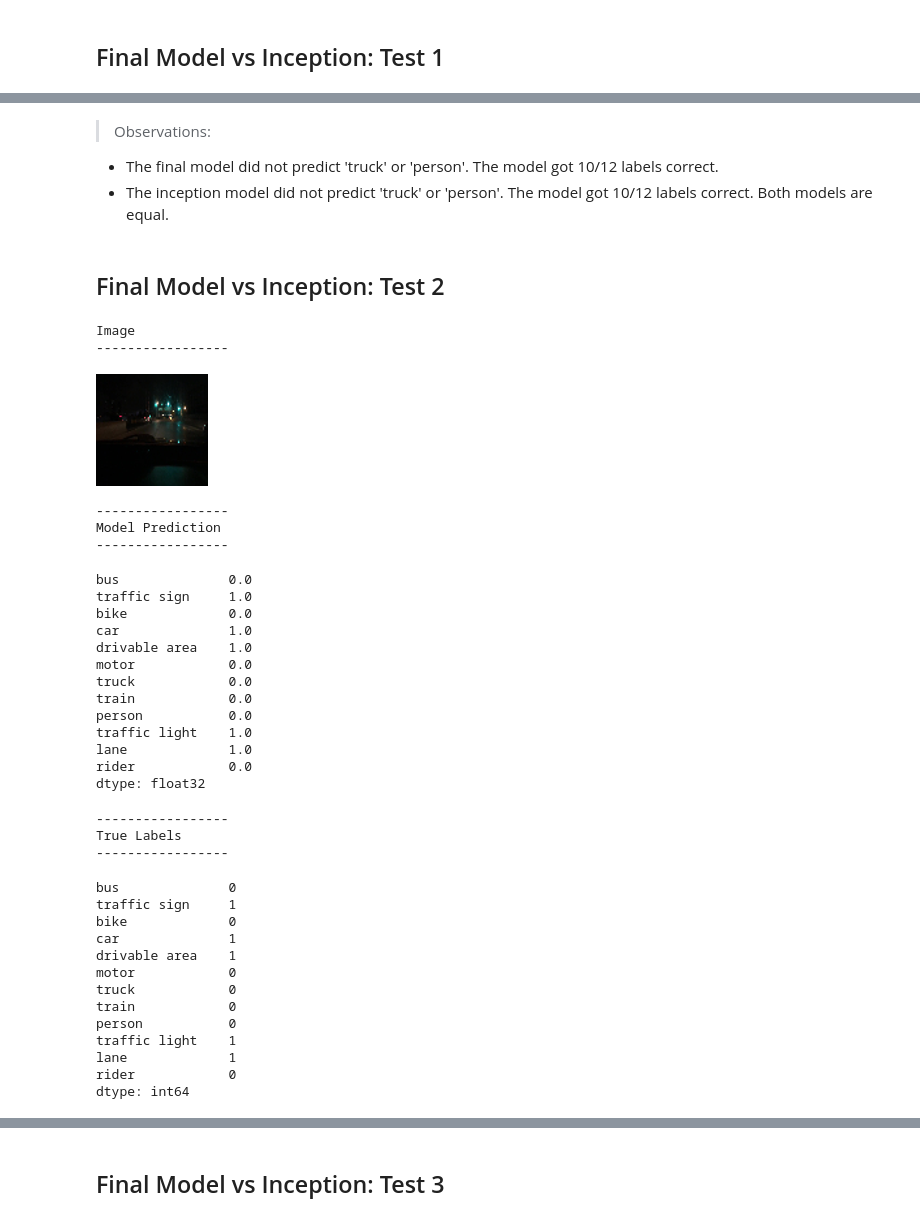
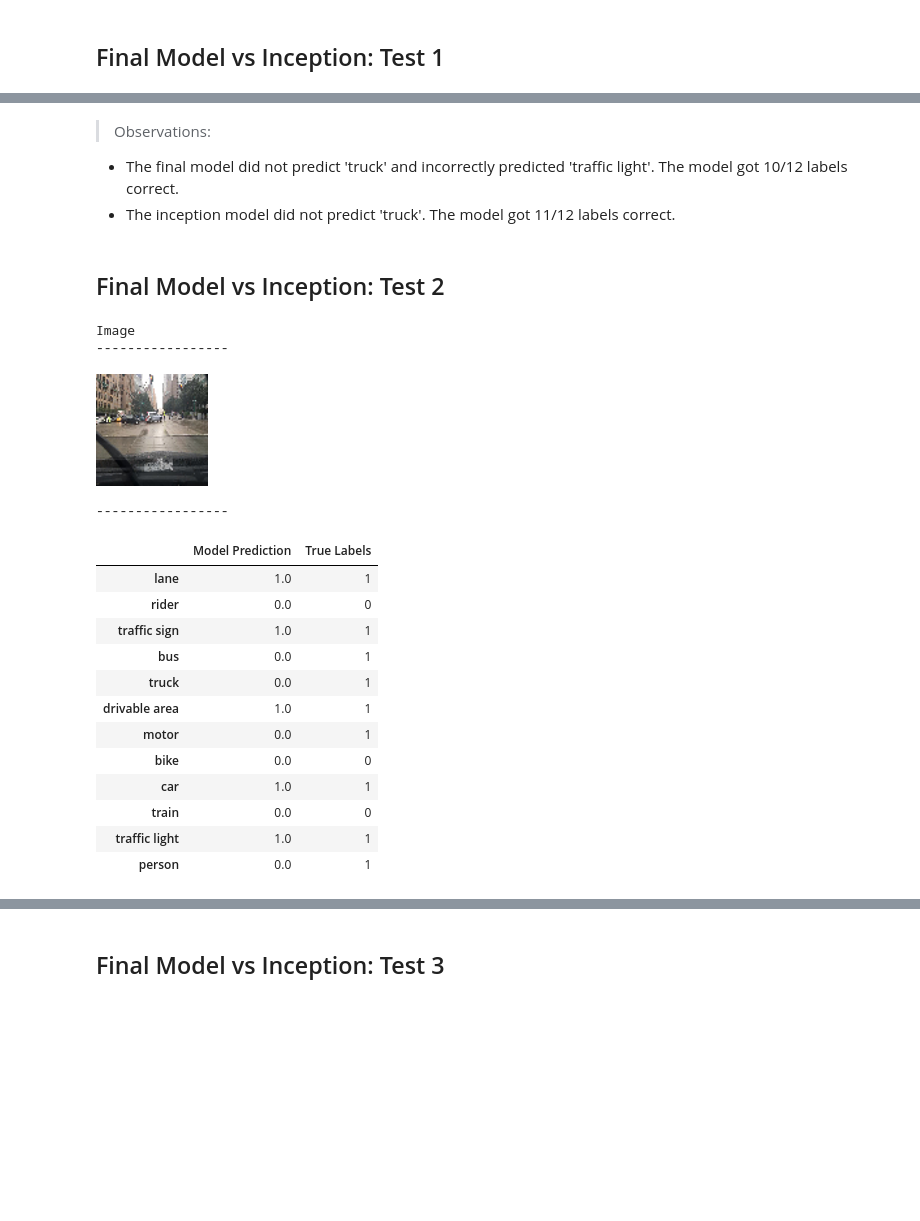
Before and after one commit to hpatel530/Image-Classification-for-Autonomous-Vehicles-, a Jupyter notebook: ImageClassification.ipynb, the cells around one changed output, grey strips where cells are left out. Cells and saved outputs as stored; diff of their text form; code cells hidden in the pictures; blank space fills up the shorter version.

```diff
--- a/ImageClassification.ipynb
+++ b/ImageClassification.ipynb
@@ -718,19 +728,21 @@ val_datagen = ImageDataGenerator(rescale=1./255)
 #creating train_set and test_set through ImageDataGenerator
 train_set = train_datagen.flow_from_dataframe(data_train, directory=train_folder,
                                               x_col ='name', y_col = target_list,
-                                              class_mode = "multi_output",
+                                              class_mode = "multi_output", seed= 24,
                                               subset = 'training', batch_size=55888,
                                               target_size = IMG_SIZE)
 
 test_set = train_datagen.flow_from_dataframe(data_train, directory=train_folder,
-                                               x_col ='name', y_col = target_list,
-                                               class_mode = "multi_output", batch_size=13971,
-                                               subset = 'validation', target_size = IMG_SIZE)
+                                             x_col ='name', y_col = target_list,
+                                             class_mode = "multi_output",
+                                             seed= 24, batch_size=13971,
+                                             subset = 'validation',
+                                             target_size = IMG_SIZE)
 
 #retreiving all the data from the data_val dataframe and val_folder directroy
 #creating val_set through ImageDataGenerator
 val_set = val_datagen.flow_from_dataframe(data_val, directory=val_folder,
                                           x_col ='name', y_col = target_list,
-                                          class_mode = "multi_output", batch_size=9992,
-                                          target_size = IMG_SIZE)
+                                          class_mode = "multi_output", seed= 24,
+                                          batch_size=9992, target_size = IMG_SIZE)
 # %% [output]
@@ -1016,13 +1030,9 @@ def pred_vs_true(i, model):
   display(x)
   print('-----------------')
   pred_test = model_predict(model, test_images)
-  print("Model Prediction")
-  print('-----------------')
-  display(pd.Series(pred_test[i], index = target_list))
-  print('-----------------')
-  print("True Labels")
-  print('-----------------')
-  display(pd.Series(test_labels_[i], index=target_list))
+  df = pd.DataFrame({'Model Prediction': pred_test[i], 'True Labels':test_labels_[i]},
+                index = target_list)
+  return df
 # %% [markdown]
 #**Variable Names**
 --------------------------------------------
@@ -2091,47 +2077,29 @@ dtype: int64
 # %% [markdown]
 >Observations:
-* The final model did not predict 'truck' or  'person'. The model got 10/12 labels correct.
-* The inception model did not predict 'truck' or  'person'. The model got 10/12 labels correct. Both models are equal.
+* The final model did not predict 'truck' and incorrectly predicted 'traffic light'. The model got 10/12 labels correct.
+* The inception model did not predict 'truck'. The model got 11/12 labels correct.
 # %% [markdown]
 ## Final Model vs Inception: Test 2
 # %%
 #processing image through final model, comparing prediction vs true labels
-pred_vs_true(2765, final_model)
+pred_vs_true(1, final_model)
 # %% [output]
 Image
 -----------------
-[figure, old version]
+[figure, new version]
 -----------------
-Model Prediction
------------------
-bus              0.0
-traffic sign     1.0
-bike             0.0
-car              1.0
-drivable area    1.0
-motor            0.0
-truck            0.0
-train            0.0
-person           0.0
-traffic light    1.0
-lane             1.0
-rider            0.0
-dtype: float32
------------------
-True Labels
------------------
-bus              0
-traffic sign     1
-bike             0
-car              1
-drivable area    1
-motor            0
-truck            0
-train            0
-person           0
-traffic light    1
-lane             1
-rider            0
-dtype: int64
+|  | Model Prediction | True Labels |
+| lane | 1.0 | 1 |
+| rider | 0.0 | 0 |
+| traffic sign | 1.0 | 1 |
+| bus | 0.0 | 1 |
+| truck | 0.0 | 1 |
+| drivable area | 1.0 | 1 |
+| motor | 0.0 | 1 |
+| bike | 0.0 | 0 |
+| car | 1.0 | 1 |
+| train | 0.0 | 0 |
+| traffic light | 1.0 | 1 |
+| person | 0.0 | 1 |
 # %%
 #processing image through inception_model, comparing prediction vs true labels
```
Also changed, not shown: parts of 53 cells of this notebook.
